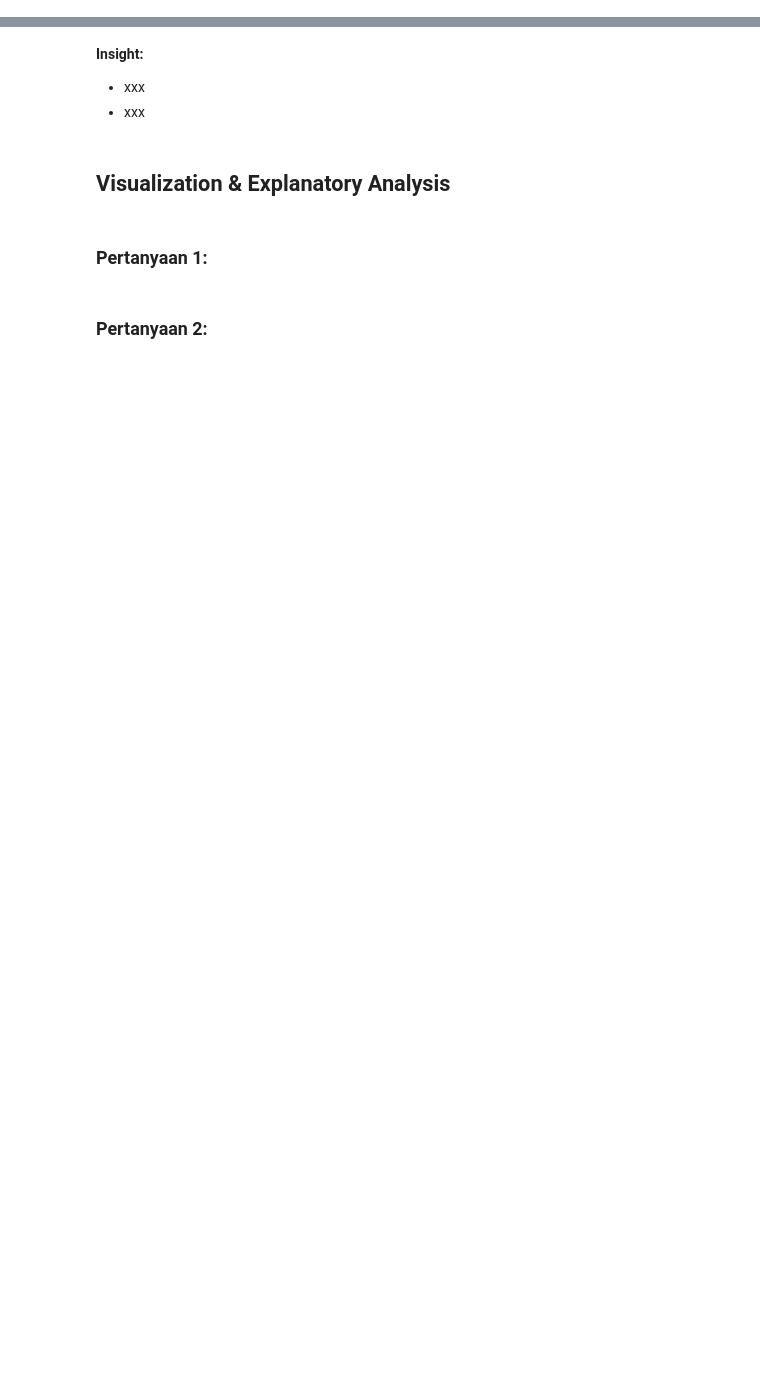
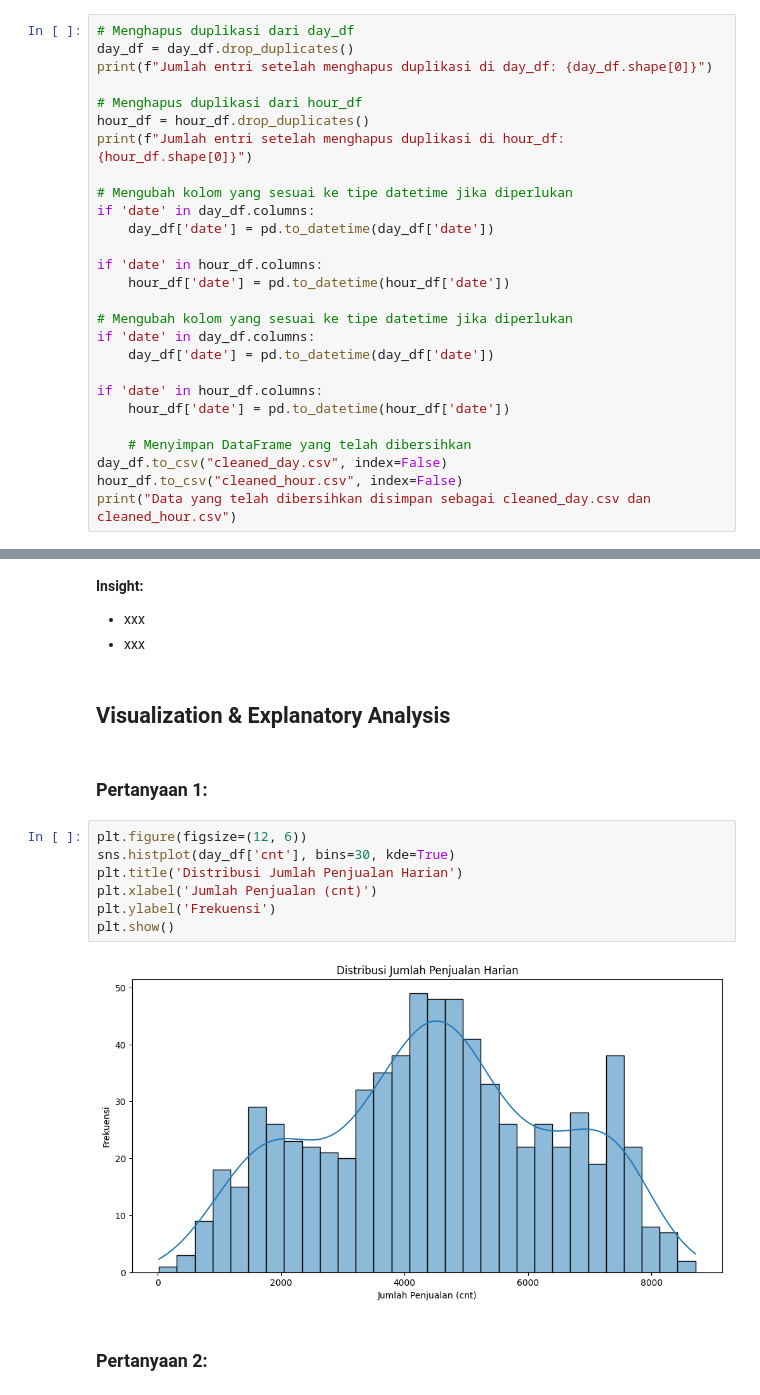
Before and after one commit to ZidanAlfarizaPutraPratama/submission, a Jupyter notebook: notebook.ipynb, the cells around one changed output, grey strips where cells are left out. Saved outputs shown, nothing was run; the diff lists cells and outputs as text; blank space fills up the shorter version.

```diff
--- a/notebook.ipynb
+++ b/notebook.ipynb
@@ -64,3 +96,30 @@ Data Harian:
 - xxx
 # %% [markdown]
 ### Cleaning Data
+# %%
+# Menghapus duplikasi dari day_df
+day_df = day_df.drop_duplicates()
+print(f"Jumlah entri setelah menghapus duplikasi di day_df: {day_df.shape[0]}")
+
+# Menghapus duplikasi dari hour_df
+hour_df = hour_df.drop_duplicates()
+print(f"Jumlah entri setelah menghapus duplikasi di hour_df: {hour_df.shape[0]}")
+
+# Mengubah kolom yang sesuai ke tipe datetime jika diperlukan
+if 'date' in day_df.columns:
+    day_df['date'] = pd.to_datetime(day_df['date'])
+
+if 'date' in hour_df.columns:
+    hour_df['date'] = pd.to_datetime(hour_df['date'])
+
+# Mengubah kolom yang sesuai ke tipe datetime jika diperlukan
+if 'date' in day_df.columns:
+    day_df['date'] = pd.to_datetime(day_df['date'])
+
+if 'date' in hour_df.columns:
+    hour_df['date'] = pd.to_datetime(hour_df['date'])
+
+    # Menyimpan DataFrame yang telah dibersihkan
+day_df.to_csv("cleaned_day.csv", index=False)
+hour_df.to_csv("cleaned_hour.csv", index=False)
+print("Data yang telah dibersihkan disimpan sebagai cleaned_day.csv dan cleaned_hour.csv")
@@ -80,5 +173,14 @@ Data Harian:
 ## Visualization & Explanatory Analysis
 # %% [markdown]
 ### Pertanyaan 1:
+# %%
+plt.figure(figsize=(12, 6))
+sns.histplot(day_df['cnt'], bins=30, kde=True)
+plt.title('Distribusi Jumlah Penjualan Harian')
+plt.xlabel('Jumlah Penjualan (cnt)')
+plt.ylabel('Frekuensi')
+plt.show()
+# %% [output]
+[figure, added]
 # %% [markdown]
 ### Pertanyaan 2:
```
Also changed, not shown: parts of 6 cells of this notebook, 3 other files.
